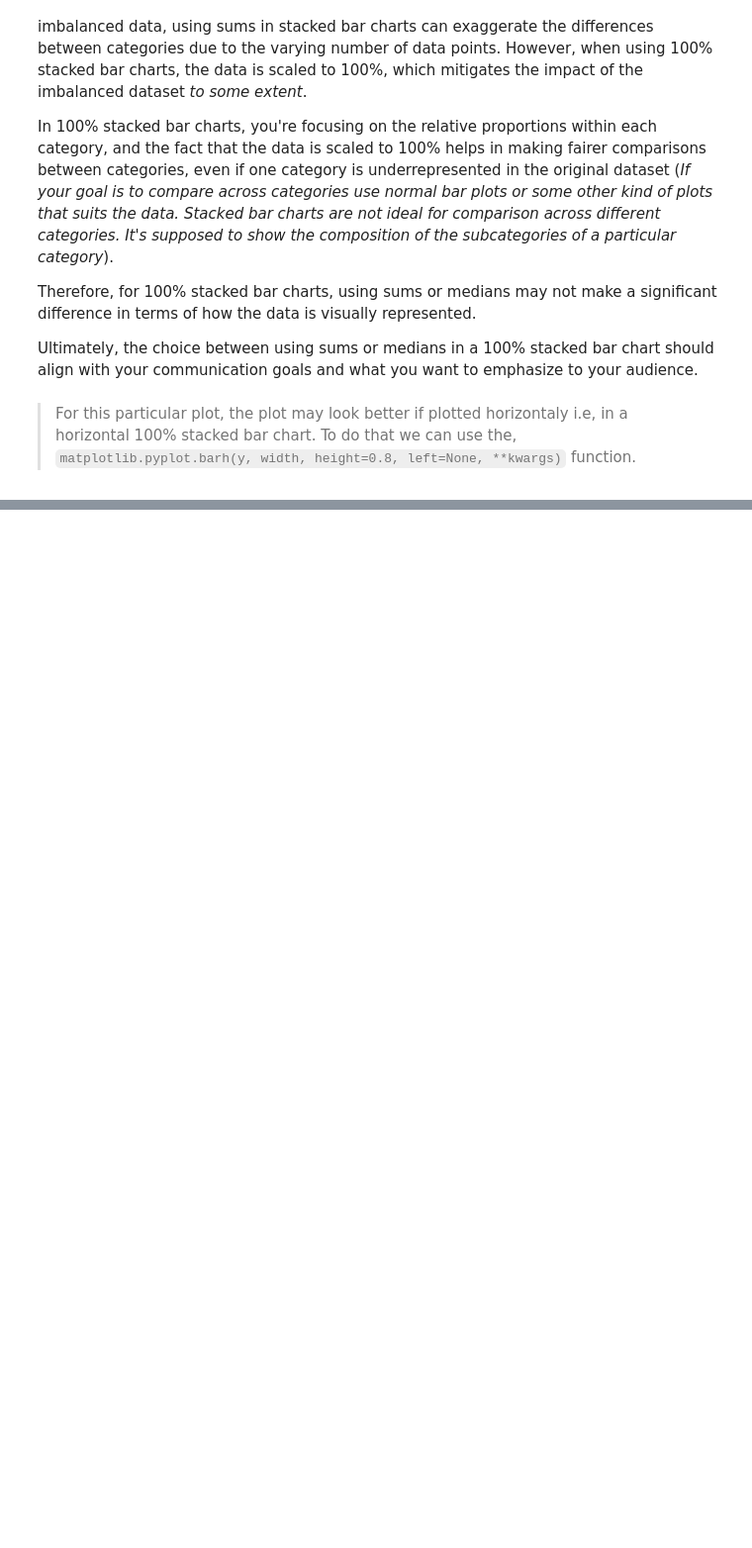
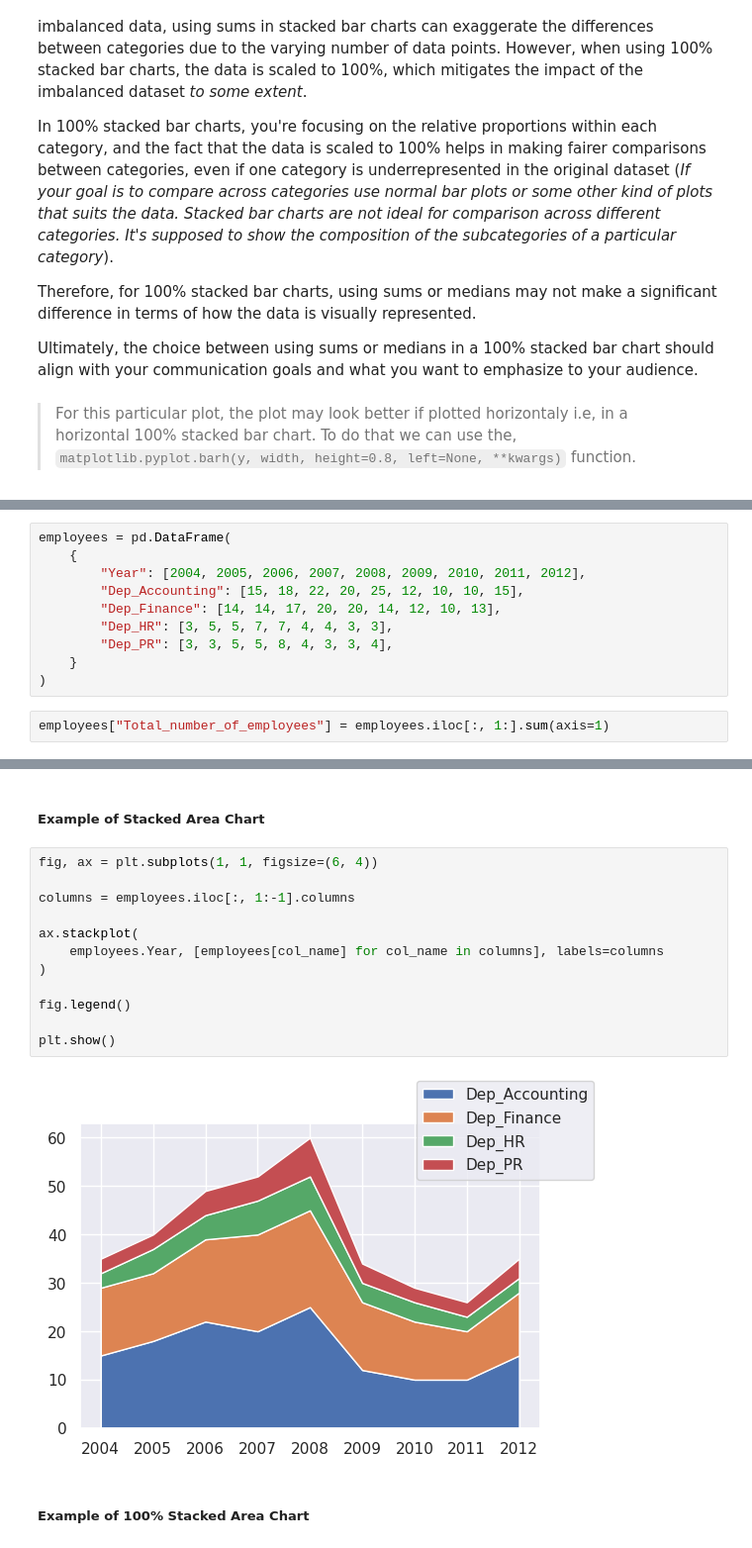
Before and after one commit to AindreaAjax/ML_Introduction, a Jupyter notebook: Data_Visualization/05_visualizing_compositions.ipynb, the cells around one changed output, grey strips where cells are left out. Shown at 99% size. Saved outputs shown, nothing was run; the diff lists cells and outputs as text; blank space fills up the shorter version.

Commit message:
[rename][sec]: Add section - Visualizing compositions that are changing over time (stacked area and 100% stacked area chart)

```diff
--- a/Data_Visualization/05_visualizing_compositions_independent_of_time.ipynb
+++ b/Data_Visualization/05_visualizing_compositions.ipynb
@@ -298,0 +364,12 @@ plt.show()
+# %%
+employees = pd.DataFrame(
+    {
+        "Year": [2004, 2005, 2006, 2007, 2008, 2009, 2010, 2011, 2012],
+        "Dep_Accounting": [15, 18, 22, 20, 25, 12, 10, 10, 15],
+        "Dep_Finance": [14, 14, 17, 20, 20, 14, 12, 10, 13],
+        "Dep_HR": [3, 5, 5, 7, 7, 4, 4, 3, 3],
+        "Dep_PR": [3, 3, 5, 5, 8, 4, 3, 3, 4],
+    }
+)
+# %%
+employees["Total_number_of_employees"] = employees.iloc[:, 1:].sum(axis=1)
@@ -298,0 +389,18 @@ plt.show()
+# %% [markdown]
+##### Example of Stacked Area Chart
+# %%
+fig, ax = plt.subplots(1, 1, figsize=(6, 4))
+
+columns = employees.iloc[:, 1:-1].columns
+
+ax.stackplot(
+    employees.Year, [employees[col_name] for col_name in columns], labels=columns
+)
+
+fig.legend()
+
+plt.show()
+# %% [output]
+[figure, added]
+# %% [markdown]
+##### Example of 100% Stacked Area Chart
```
Also changed, not shown: parts of 27 cells of this notebook.
